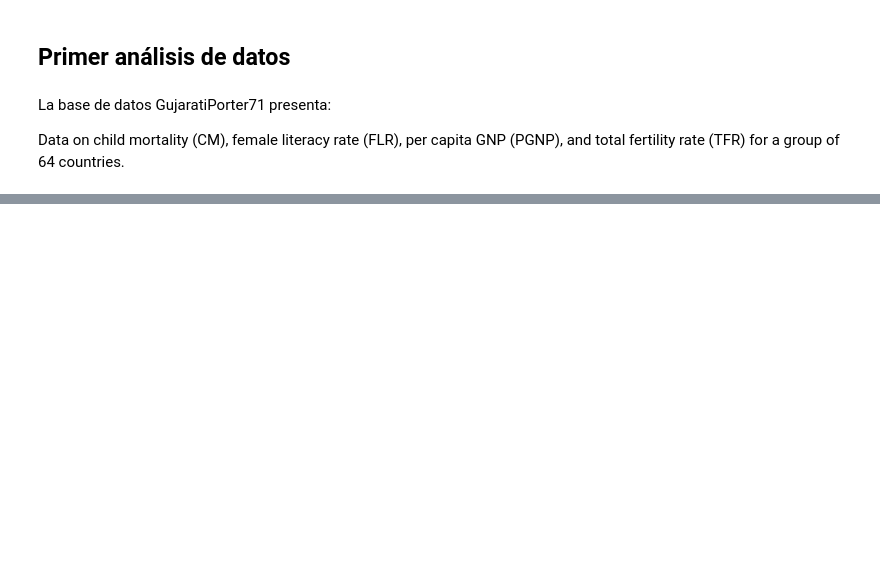
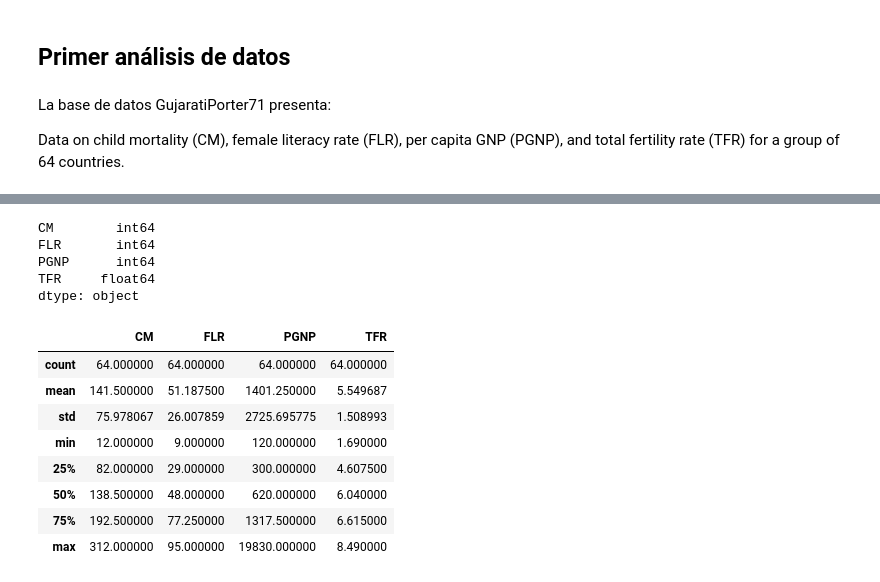
Before and after one commit to JuanAcevedoEcon/Advanced-Econometrics-MSc-, a Jupyter notebook: 1. Ordinary Least Squares (OLS)/(1) Introducción a Python.ipynb, the cells around one changed output, grey strips where cells are left out. Cells and saved outputs as stored; diff of their text form; code cells hidden in the pictures; blank space fills up the shorter version.

```diff
--- a/1. Ordinary Least Squares (OLS)/(1) Introducción a Python.ipynb
+++ b/1. Ordinary Least Squares (OLS)/(1) Introducción a Python.ipynb
@@ -237,0 +280,20 @@ sns._______
+# %%
+data.dtypes
+# %% [output]
+CM        int64
+FLR       int64
+PGNP      int64
+TFR     float64
+dtype: object
+# %%
+data.describe()
+# %% [output]
+|  | CM | FLR | PGNP | TFR |
+| count | 64.000000 | 64.000000 | 64.000000 | 64.000000 |
+| mean | 141.500000 | 51.187500 | 1401.250000 | 5.549687 |
+| std | 75.978067 | 26.007859 | 2725.695775 | 1.508993 |
+| min | 12.000000 | 9.000000 | 120.000000 | 1.690000 |
+| 25% | 82.000000 | 29.000000 | 300.000000 | 4.607500 |
+| 50% | 138.500000 | 48.000000 | 620.000000 | 6.040000 |
+| 75% | 192.500000 | 77.250000 | 1317.500000 | 6.615000 |
+| max | 312.000000 | 95.000000 | 19830.000000 | 8.490000 |
```
Also changed, not shown: parts of 18 cells of this notebook.
